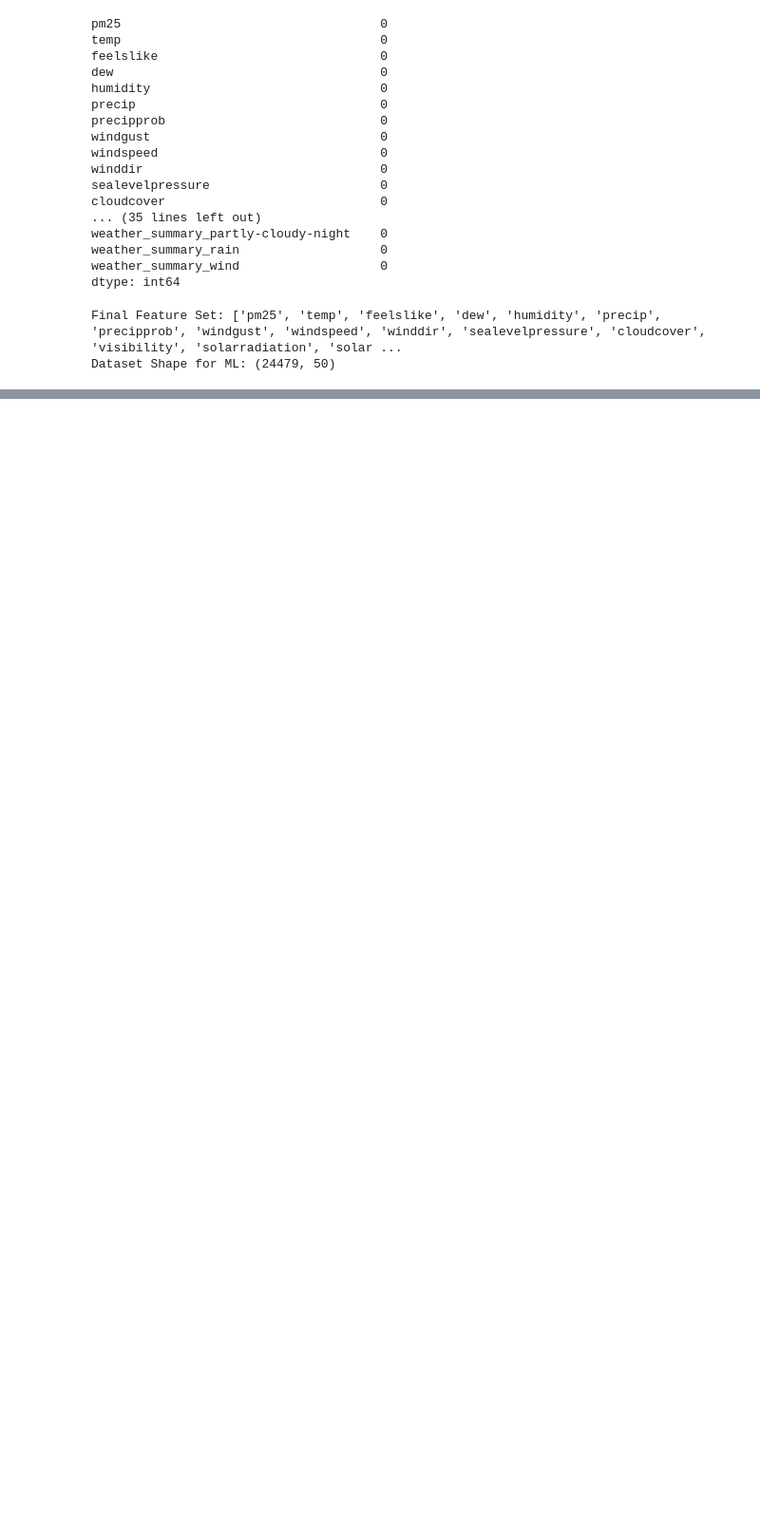
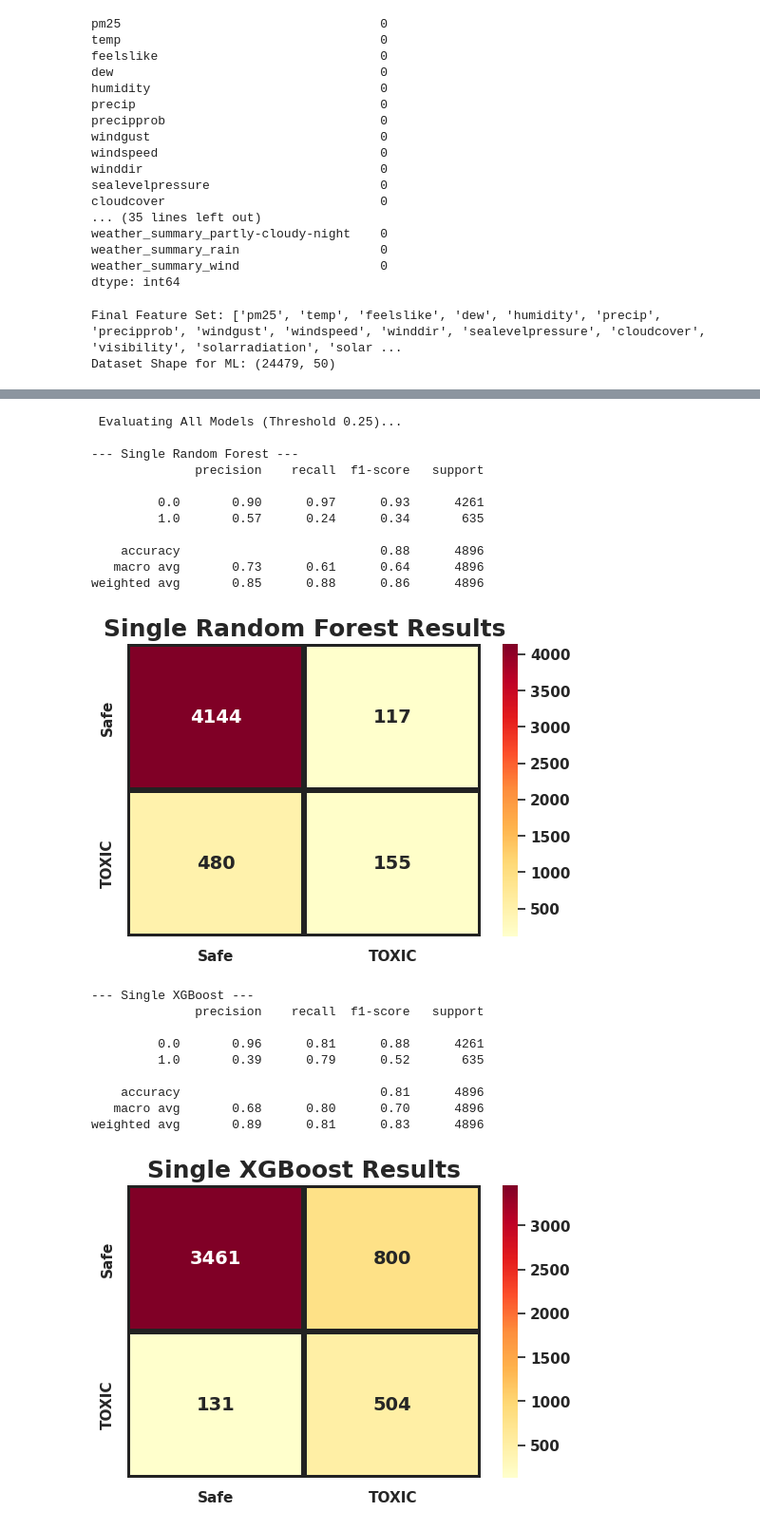
Before and after one commit to bses7/ML-Project-Ktm-AirQuality, a Jupyter notebook: Notebook/03_Model_Training.ipynb, the cells around one changed output, grey strips where cells are left out. Shown at 95% size. Drawn from its saved outputs; the diff is of its cells as text; code cells hidden in the pictures; blank space fills up the shorter version.

```diff
--- a/Notebook/03_Model_Training.ipynb
+++ b/Notebook/03_Model_Training.ipynb
@@ -206,2 +191,0 @@ ensemble = VotingClassifier(
-# %%
-ensemble.fit(X_train_scaled, y_train)
@@ -226,2 +191,0 @@ VotingClassifier(estimators=[('lr',
-# %%
-y_pred = ensemble.predict(X_test_scaled)
@@ -313,0 +192,4 @@ fig2.show()
+# %%
+print("Optimizing Models for Public Health (Minority F1)...")
+study_xgb_final = optuna.create_study(direction='maximize')
+study_xgb_final.optimize(final_objective_xgb, n_trials=50)
@@ -313,0 +216,3 @@ fig2.show()
+# %%
+study_rf_final = optuna.create_study(direction='maximize')
+study_rf_final.optimize(final_objective_rf, n_trials=50)
@@ -313,0 +239,58 @@ fig2.show()
+# %%
+# --- 4. TRAINING & EVALUATION ---
+models = {
+    "Single Random Forest": RandomForestClassifier(**study_rf_final.best_params),
+    "Single XGBoost": xgb.XGBClassifier(**study_xgb_final.best_params),
+    "Voting Ensemble": VotingClassifier(estimators=[
+        ('lr', LogisticRegression(class_weight='balanced')),
+        ('rf', RandomForestClassifier(**study_rf_final.best_params)),
+        ('xgb', xgb.XGBClassifier(**study_xgb_final.best_params))], voting='soft'),
+    "Stacking Ensemble": StackingClassifier(estimators=[
+        ('rf', RandomForestClassifier(**study_rf_final.best_params)),
+        ('xgb', xgb.XGBClassifier(**study_xgb_final.best_params))],
+        final_estimator=LogisticRegression(), cv=5)
+}
+
+results_probs = {}
+
+def plot_mickey_cm(y_true, y_pred, title):
+    cm = confusion_matrix(y_true, y_pred)
+    plt.figure(figsize=(6, 4))
+    sns.heatmap(cm, annot=True, fmt='d', cmap='YlOrRd', linewidths=3, linecolor=MICKEY_BLACK,
+                xticklabels=['Safe', 'TOXIC'], yticklabels=['Safe', 'TOXIC'], annot_kws={"size": 14, "weight": "bold"})
+    plt.title(title)
+    plt.show()
+
+print("\n Evaluating All Models (Threshold 0.25)...")
+for name, model in models.items():
+    model.fit(X_train_scaled, y_train)
+    probs = model.predict_proba(X_test_scaled)[:, 1]
+    results_probs[name] = probs
+
+    preds_custom = (probs >= 0.25).astype(int)
+    print(f"\n--- {name} ---")
+    print(classification_report(y_test, preds_custom))
+    plot_mickey_cm(y_test, preds_custom, f"{name} Results")
+# %% [output]
+ Evaluating All Models (Threshold 0.25)...
+
+--- Single Random Forest ---
+              precision    recall  f1-score   support
+
+         0.0       0.90      0.97      0.93      4261
+         1.0       0.57      0.24      0.34       635
+
+    accuracy                           0.88      4896
+   macro avg       0.73      0.61      0.64      4896
+weighted avg       0.85      0.88      0.86      4896
+[figure, added]
+--- Single XGBoost ---
+              precision    recall  f1-score   support
+
+         0.0       0.96      0.81      0.88      4261
+         1.0       0.39      0.79      0.52       635
+
+    accuracy                           0.81      4896
+   macro avg       0.68      0.80      0.70      4896
+weighted avg       0.89      0.81      0.83      4896
+[figure, added]
```
Also changed, not shown: parts of 40 cells of this notebook, 7 other files.
